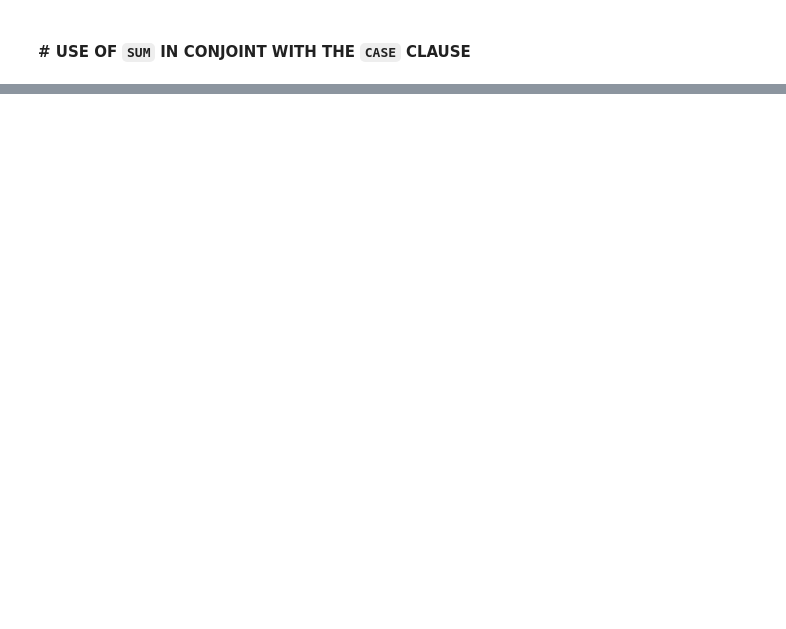
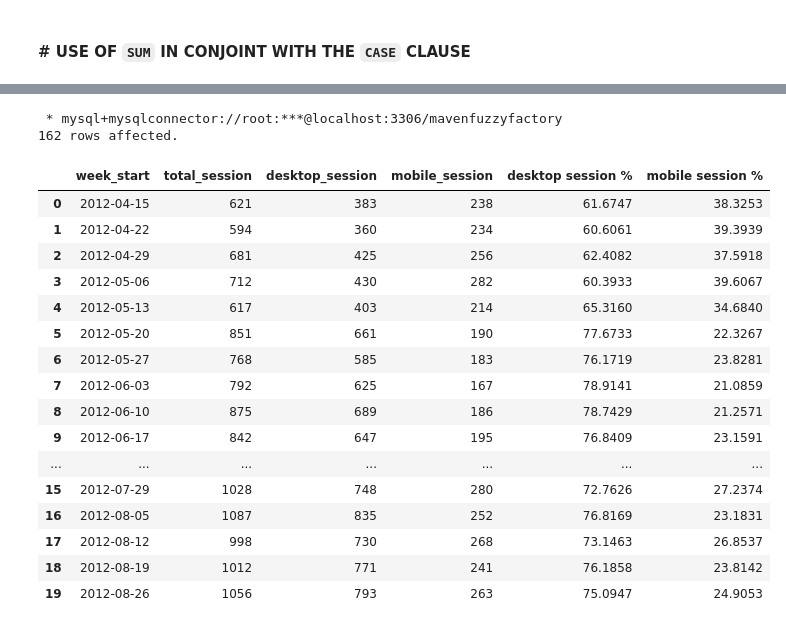
Before and after one commit to naivomah3/sql-data-profiling, a Jupyter notebook: MavenFuzzyFactory - Data Profiling.ipynb, the cells around one changed output, grey strips where cells are left out. Drawn from its saved outputs; the diff is of its cells as text; code cells hidden in the pictures; blank space fills up the shorter version.

Commit message:
end Traffic source analysis

```diff
--- a/MavenFuzzyFactory - Data Profiling.ipynb
+++ b/MavenFuzzyFactory - Data Profiling.ipynb
@@ -279,0 +317,40 @@ GROUP BY
+# %%
+%%sql
+SELECT
+    MIN(DATE(created_at)) as week_start,
+    COUNT(DISTINCT website_session_id) as total_session,
+    SUM(CASE WHEN device_type = 'desktop' THEN 1
+        ELSE 0 END) as desktop_session,
+    SUM(CASE WHEN device_type = 'mobile' THEN 1
+        ELSE 0 END) as mobile_session,
+    SUM(CASE WHEN device_type = 'desktop' THEN 1
+        ELSE 0 END) / COUNT(DISTINCT website_session_id)*100 AS 'desktop session %',
+    SUM(CASE WHEN device_type = 'mobile' THEN 1
+        ELSE 0 END) / COUNT(DISTINCT website_session_id)*100 AS 'mobile session %'
+FROM website_sessions
+WHERE created_at > '2012-04-15'
+    AND utm_source = 'gsearch'
+    AND utm_campaign = 'nonbrand'
+GROUP BY
+    YEAR(created_at),
+    WEEK(created_at);
+# %% [output]
+ * mysql+mysqlconnector://root:***@localhost:3306/mavenfuzzyfactory
+162 rows affected.
+|  | week_start | total_session | desktop_session | mobile_session | desktop session % | mobile session % |
+| 0 | 2012-04-15 | 621 | 383 | 238 | 61.6747 | 38.3253 |
+| 1 | 2012-04-22 | 594 | 360 | 234 | 60.6061 | 39.3939 |
+| 2 | 2012-04-29 | 681 | 425 | 256 | 62.4082 | 37.5918 |
+| 3 | 2012-05-06 | 712 | 430 | 282 | 60.3933 | 39.6067 |
+| 4 | 2012-05-13 | 617 | 403 | 214 | 65.3160 | 34.6840 |
+| 5 | 2012-05-20 | 851 | 661 | 190 | 77.6733 | 22.3267 |
+| 6 | 2012-05-27 | 768 | 585 | 183 | 76.1719 | 23.8281 |
+| 7 | 2012-06-03 | 792 | 625 | 167 | 78.9141 | 21.0859 |
+| 8 | 2012-06-10 | 875 | 689 | 186 | 78.7429 | 21.2571 |
+| 9 | 2012-06-17 | 842 | 647 | 195 | 76.8409 | 23.1591 |
+| ... | ... | ... | ... | ... | ... | ... |
+| 15 | 2012-07-29 | 1028 | 748 | 280 | 72.7626 | 27.2374 |
+| 16 | 2012-08-05 | 1087 | 835 | 252 | 76.8169 | 23.1831 |
+| 17 | 2012-08-12 | 998 | 730 | 268 | 73.1463 | 26.8537 |
+| 18 | 2012-08-19 | 1012 | 771 | 241 | 76.1858 | 23.8142 |
+| 19 | 2012-08-26 | 1056 | 793 | 263 | 75.0947 | 24.9053 |
```
Also changed, not shown: parts of 24 cells of this notebook, 2 other files.
